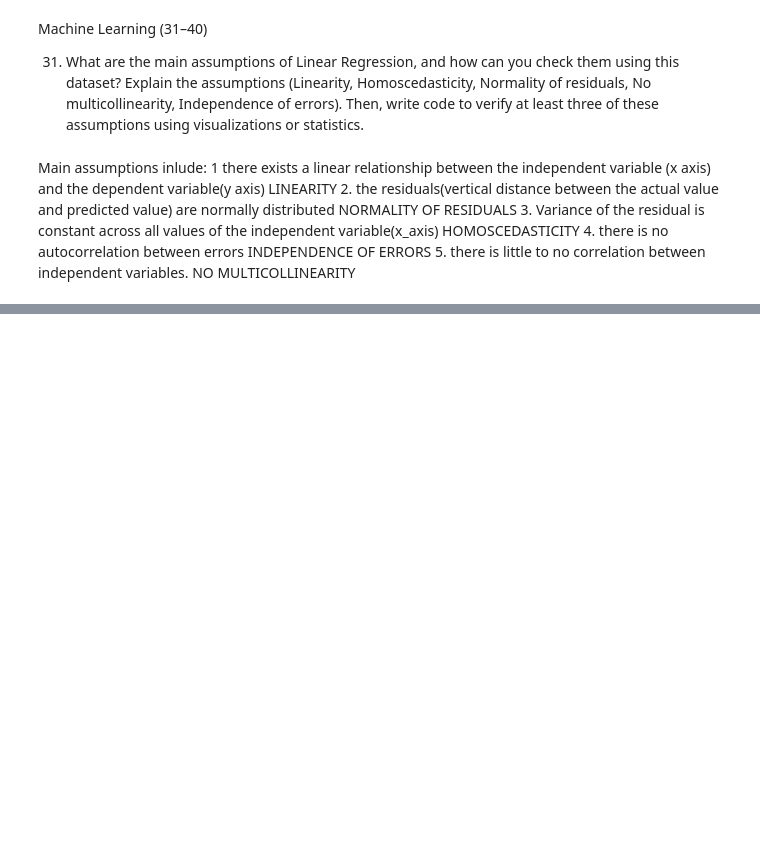
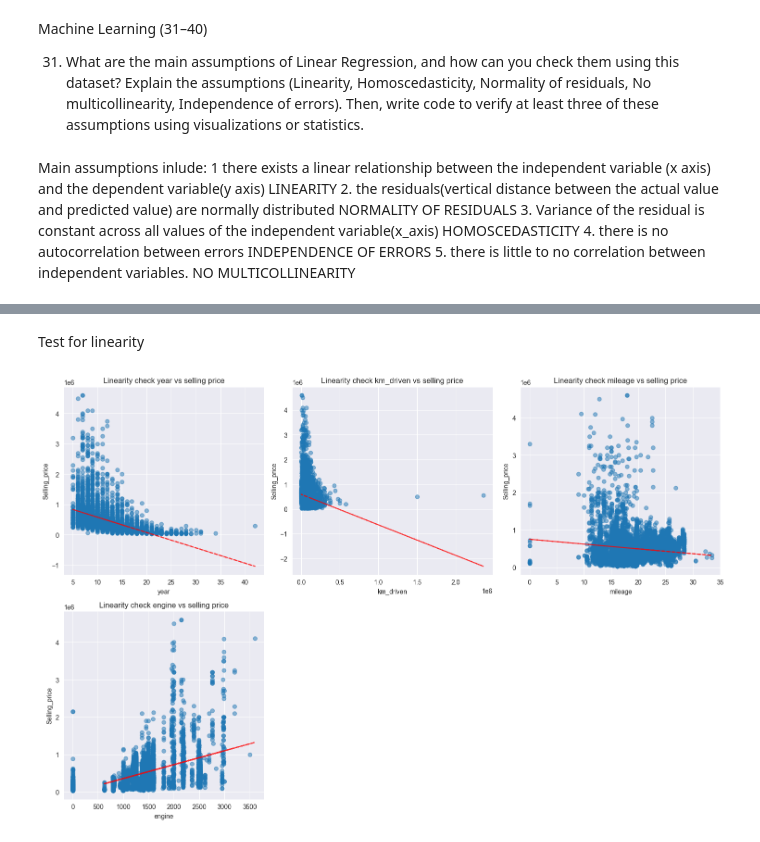
Before and after one commit to Cyrusz55/Car-Price-Prediction, a Jupyter notebook: Book1.ipynb, the cells around one changed output, grey strips where cells are left out. Cells and saved outputs as stored; diff of their text form; code cells hidden in the pictures; blank space fills up the shorter version.

```diff
--- a/Book1.ipynb
+++ b/Book1.ipynb
@@ -671,0 +681,9 @@ Main assumptions inlude:
+# %%
+from sklearn.preprocessing import LabelEncoder
+# copy data
+df_encoded = df.copy()
+
+# encode categorical data
+df_encoded['fuel_encoded'] = LabelEncoder().fit_transform(df['fuel'])
+df_encoded['transmission_encoded'] = LabelEncoder().fit_transform(df['transmission'])
+df_encoded['owner_encoded'] = LabelEncoder().fit_transform(df['owner'])
@@ -671,0 +719,3 @@ Main assumptions inlude:
+# %%
+df_encoded['engine'] = df_encoded['engine'].astype(str).str.strip()  #remove leading/trailing spaces
+df_encoded['engine'] = df_encoded['engine'].replace(['null', '', 'NULL', 'Null', 'nan'], 0)
@@ -671,0 +755,32 @@ Main assumptions inlude:
+# %% [markdown]
+Test for linearity
+# %%
+# converting engine from object to int
+df_encoded['engine'] = pd.to_numeric(df_encoded['engine'], errors='coerce').fillna(0)
+# %%
+fig, axes = plt.subplots(2, 3, figsize = (15, 10))
+
+axes = axes.ravel()
+continuous_features = ['year', 'km_driven', 'mileage', 'engine']
+
+for i, feature in enumerate(continuous_features):
+    axes[i].scatter(df_encoded[feature], df_encoded['selling_price'], alpha= 0.5)
+    axes[i].set_xlabel(feature)
+    axes[i].set_ylabel('Selling_price')
+    axes[i].set_title(f'Linearity check {feature} vs selling price')
+
+
+# adding trend lines
+
+    z = np.polyfit(df_encoded[feature], df_encoded['selling_price'], 1)
+    p = np.poly1d(z)
+    axes[i].plot(df_encoded[feature], p(df[feature]), "r--", alpha = 0.8)
+
+# getting rid of empty plots
+for i in range(len(continuous_features), len(axes)):
+    fig.delaxes(axes[i])
+
+plt.tight_layout()
+plt.show()
+# %% [output]
+[figure, added]
```
Also changed, not shown: parts of 41 cells of this notebook.
